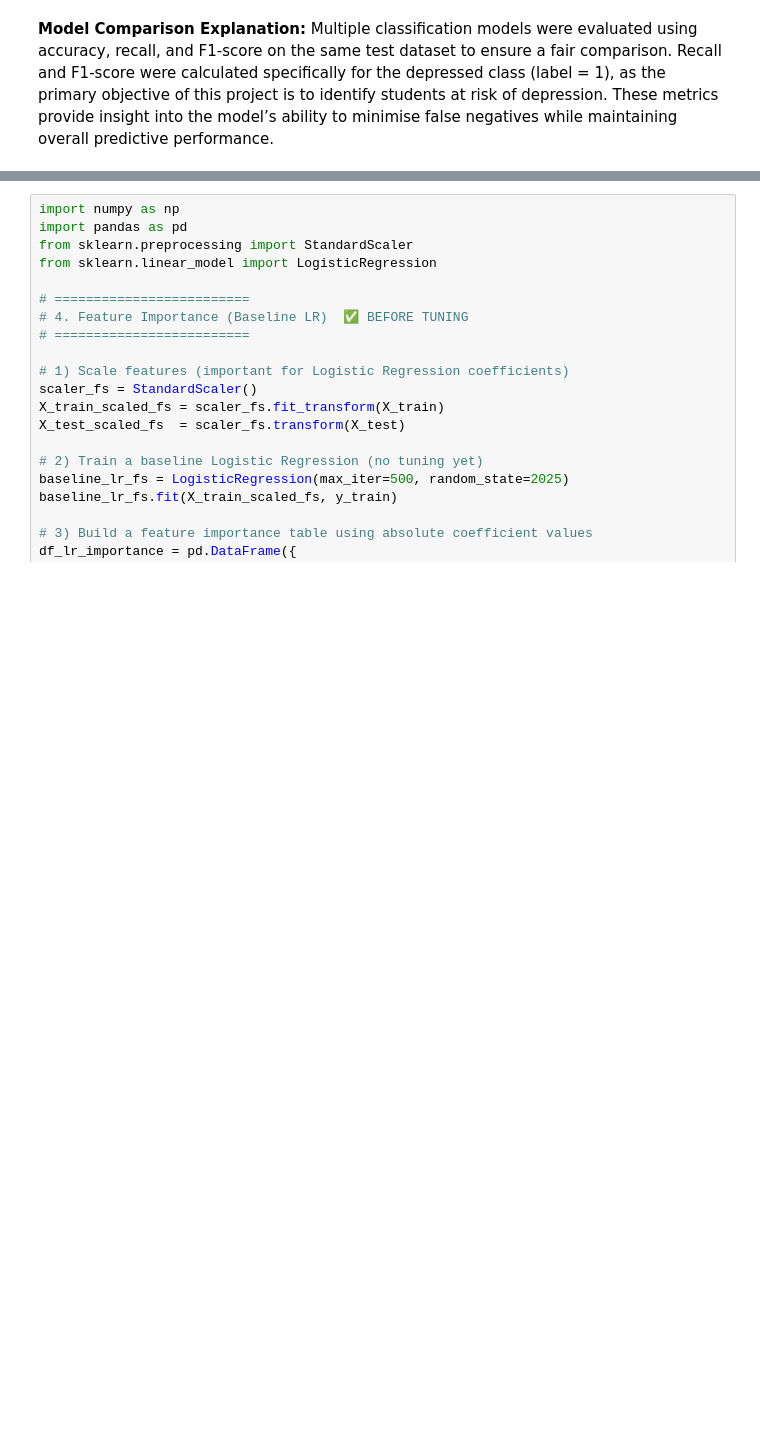
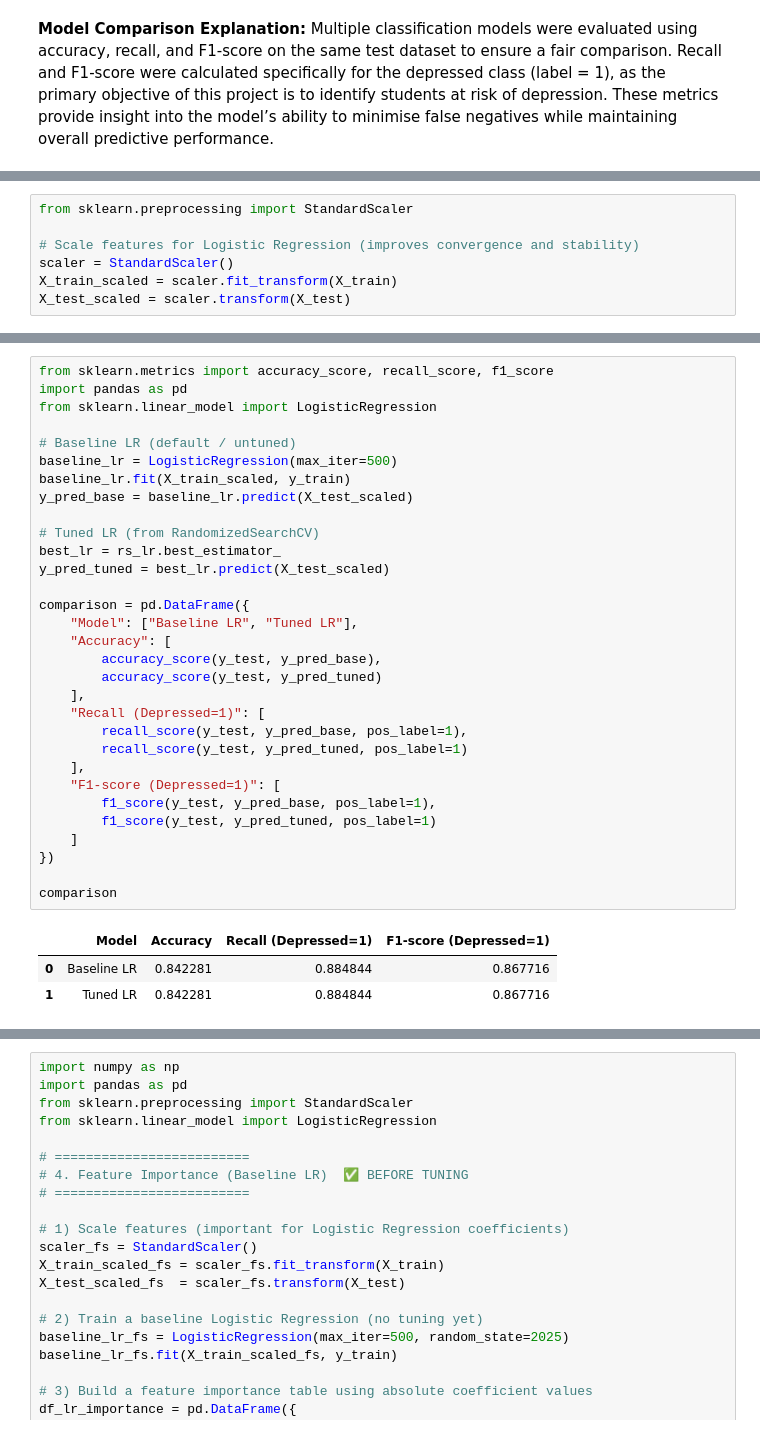
Before and after one commit to Reyes-Yeo/mldp-project-streamlit, a Jupyter notebook: Reyes Yeo Zhibin_2404424J_P01_MLDP Program Codes Submission.ipynb, the cells around one changed output, grey strips where cells are left out. Drawn from its saved outputs; the diff is of its cells as text; blank space fills up the shorter version.

Commit message:
Did hyperparameter tuning for logistic regression for all features

```diff
--- a/Reyes Yeo Zhibin_2404424J_P01_MLDP Program Codes Submission.ipynb
+++ b/Reyes Yeo Zhibin_2404424J_P01_MLDP Program Codes Submission.ipynb
@@ -504,0 +507,7 @@ Multiple classification models were evaluated using accuracy, recall, and F1-sco
+# %%
+from sklearn.preprocessing import StandardScaler
+
+# Scale features for Logistic Regression (improves convergence and stability)
+scaler = StandardScaler()
+X_train_scaled = scaler.fit_transform(X_train)
+X_test_scaled = scaler.transform(X_test)
@@ -504,0 +560,35 @@ Multiple classification models were evaluated using accuracy, recall, and F1-sco
+# %%
+from sklearn.metrics import accuracy_score, recall_score, f1_score
+import pandas as pd
+from sklearn.linear_model import LogisticRegression
+
+# Baseline LR (default / untuned)
+baseline_lr = LogisticRegression(max_iter=500)
+baseline_lr.fit(X_train_scaled, y_train)
+y_pred_base = baseline_lr.predict(X_test_scaled)
+
+# Tuned LR (from RandomizedSearchCV)
+best_lr = rs_lr.best_estimator_
+y_pred_tuned = best_lr.predict(X_test_scaled)
+
+comparison = pd.DataFrame({
+    "Model": ["Baseline LR", "Tuned LR"],
+    "Accuracy": [
+        accuracy_score(y_test, y_pred_base),
+        accuracy_score(y_test, y_pred_tuned)
+    ],
+    "Recall (Depressed=1)": [
+        recall_score(y_test, y_pred_base, pos_label=1),
+        recall_score(y_test, y_pred_tuned, pos_label=1)
+    ],
+    "F1-score (Depressed=1)": [
+        f1_score(y_test, y_pred_base, pos_label=1),
+        f1_score(y_test, y_pred_tuned, pos_label=1)
+    ]
+})
+
+comparison
+# %% [output]
+|  | Model | Accuracy | Recall (Depressed=1) | F1-score (Depressed=1) |
+| 0 | Baseline LR | 0.842281 | 0.884844 | 0.867716 |
+| 1 | Tuned LR | 0.842281 | 0.884844 | 0.867716 |
```
Also changed, not shown: parts of 10 cells of this notebook.
